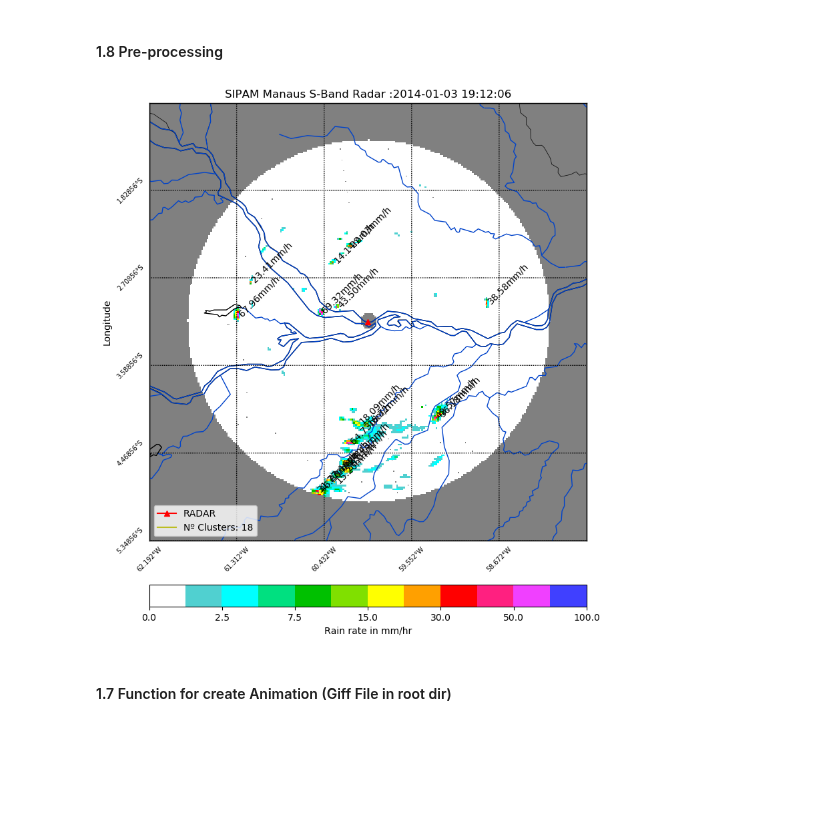
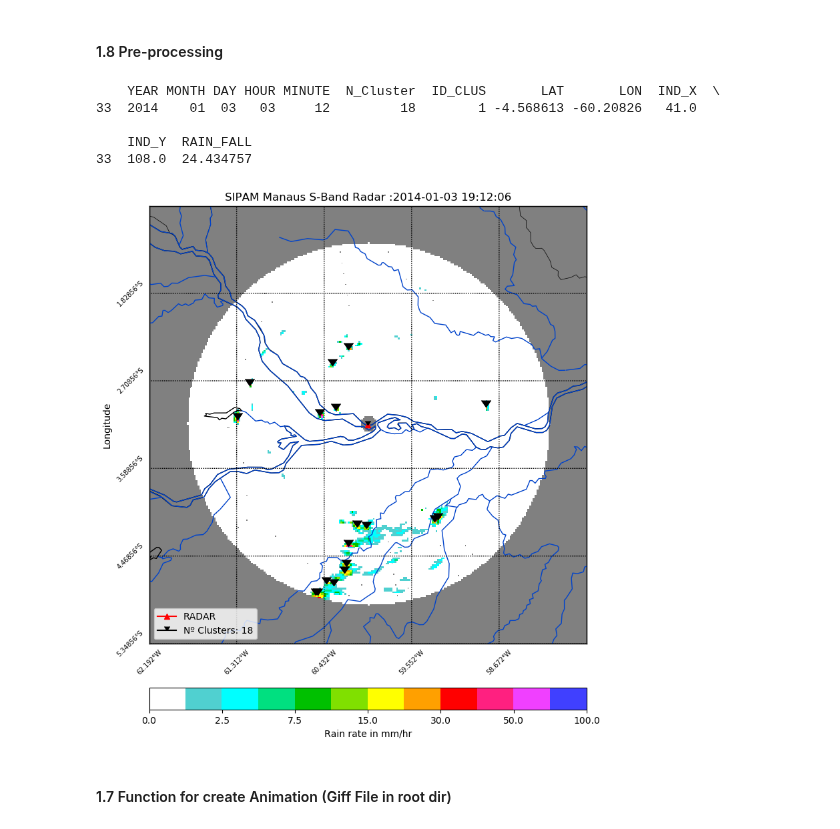
Before and after one commit to helvecioneto/CAP-394, a Jupyter notebook: 01-EDA.ipynb, the cells around one changed output. Cells and saved outputs as stored; diff of their text form; code cells hidden in the pictures; blank space fills up the shorter version.

```diff
--- a/01-EDA.ipynb
+++ b/01-EDA.ipynb
@@ -237,4 +238,4 @@ def clust(time1):
 
     return te
 # %%
-clusters = clust(90)
+clusters = clust(80)
@@ -330,11 +333,18 @@ if isinstance(centers,pd.DataFrame):
         ct = centers.loc[centers['ID_CLUS'] == i ]
         ct = ct.loc[ct['RAIN_FALL'] == ct['RAIN_FALL'].max()]
         centroid.append(ct)
+    print(centroid[1])
 
 file = path+str(day)+'/'+str(sorted(os.listdir(path+str(day)))[time])
 xds = xr.open_dataset(file)
 date_time = xds.start_time.data
 date_time = pd.to_datetime(date_time)
+# %% [output]
+    YEAR MONTH DAY HOUR MINUTE  N_Cluster  ID_CLUS       LAT       LON  IND_X  \
+33  2014    01  03   03     12         18        1 -4.568613 -60.20826   41.0
+
+    IND_Y  RAIN_FALL
+33  108.0  24.434757
 # %%
  ## Extract Centers from FRAME time
 
@@ -385,41 +395,41 @@ for cent in range(len(centroid)):
     clat, clon, mm_f = centroid[cent]['LAT'].item(),centroid[cent]['LON'].item(),centroid[cent]['RAIN_FALL'].item()
 
     t3x,t3y = m(clon, clat)
-    m.plot(t3x,t3y, marker='.', markersize=1)
-    plt.annotate(str(mm_f)[0:5]+'mm/h', xy=(t3x,t3y),xytext=(t3x+12,t3y+12),rotation=45, size=10)
+    m.plot(t3x,t3y, marker=markers.CARETDOWN, markersize=10, color='k')
+    #plt.annotate(str(mm_f)[0:5]+'mm/h', xy=(t3x,t3y),xytext=(t3x+12,t3y+12),rotation=45, size=10)
 
-m.plot(xm,ym, label='Nº Clusters: ' +str(len(centroid)))
+m.plot(xm,ym, label='Nº Clusters: ' +str(len(centroid)),marker=markers.CARETDOWN, color='k')
 
 cs = m.pcolormesh(xi,yi,frames[time], cmap = cmap, norm = norm, ax=ax)
 
 # # # # Add Grid Lines
 m.drawparallels(np.arange(bbox[0],bbox[1],(bbox[1]-bbox[0])/5),labels=[1,0,0,0],rotation=45, size=(7))
 m.drawmeridians(np.arange(bbox[2],bbox[3],(bbox[3]-bbox[2])/5),labels=[0,0,0,1],rotation=45, size=(7))
 m.drawmapboundary(fill_color='gray')
 
 m.drawcoastlines()
 m.drawstates()
 m.drawcountries()
 #m.fillcontinents(color='#FAFAFA',lake_color='dodgerblue')
 #m.drawlsmask(land_color='Linen', lake_color='#CCFFFF')
 m.drawrivers(color = '#0043CB', linewidth=1)
 
 #m.readshapefile('./data/am_municipios/13MUE250GC_SIR', 'teste')
 # # # # Add Colorbar
 cbar = m.colorbar(cs, location='bottom', pad="10%")
 cbar.set_label(label)
 
 # # # # # Add Title
 plt.title(title)
 plt.legend()
 plt.ylabel('Longitude', labelpad=40)
 plt.xlabel('Latitude', labelpad=60)
 
 plt.savefig('tempo102.png')
 
 plt.show()
 # %% [output]
-[figure, old version]
+[figure, new version]
 # %%
 from lib.radar_plot import radar_plot
 img = radar_plot(rr=frames[0],runit=runit,lat=lat,lon=lon)
```
Also changed, not shown: parts of 4 cells of this notebook, 2 other files.
